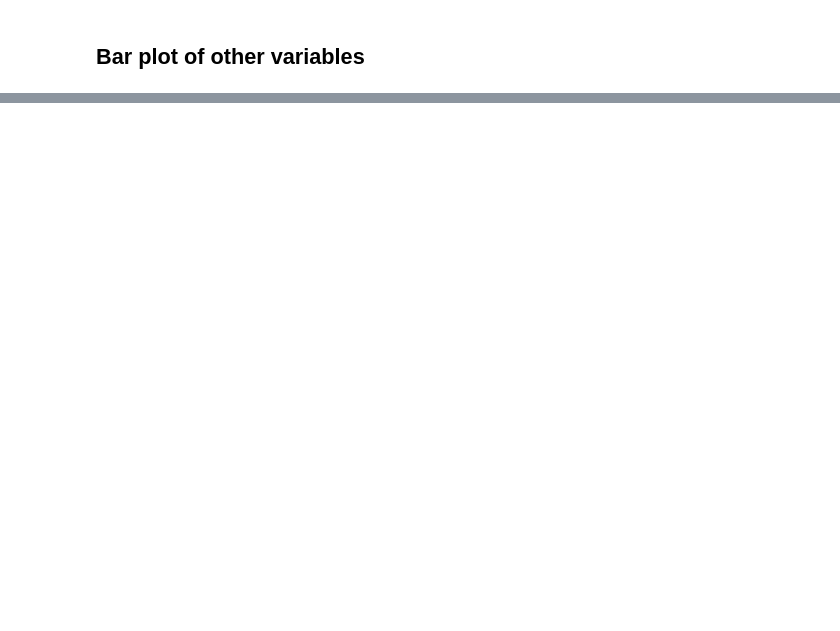
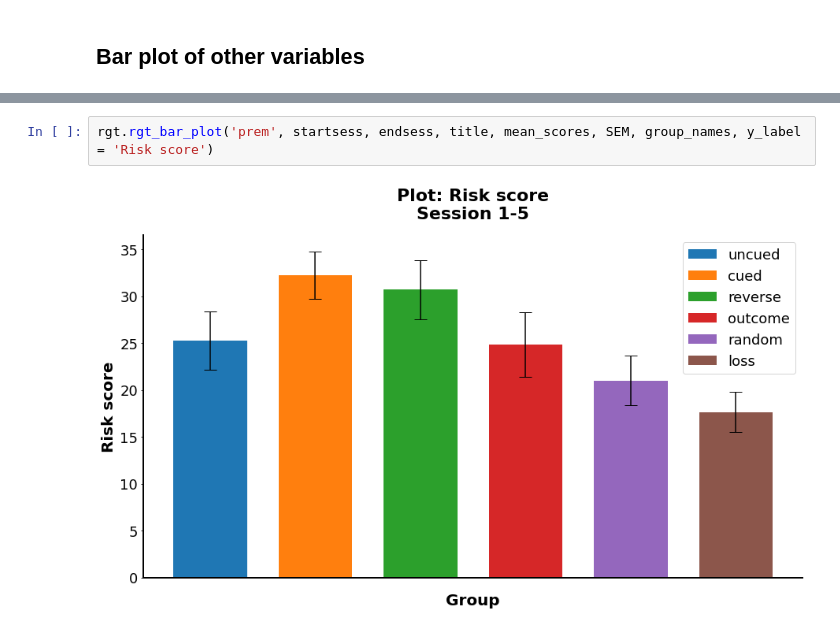
Before and after one commit to deckyblue/sparklyRGT, a Jupyter notebook: sparklyRGT_tutorial/used_templates/sparklyRGT_template_2-rgt-variants.ipynb, the cells around one changed output, grey strips where cells are left out. Drawn from its saved outputs; the diff is of its cells as text; blank space fills up the shorter version.

```diff
--- a/sparklyRGT_tutorial/used_templates/sparklyRGT_template_2-rgt-variants.ipynb
+++ b/sparklyRGT_tutorial/used_templates/sparklyRGT_template_2-rgt-variants.ipynb
@@ -203,0 +207,4 @@ I am being executed!
+# %%
+rgt.rgt_bar_plot('prem', startsess, endsess, title, mean_scores, SEM, group_names, y_label = 'Risk score')
+# %% [output]
+[figure, added]
```
Also changed, not shown: parts of 4 cells of this notebook, 1 other file.
